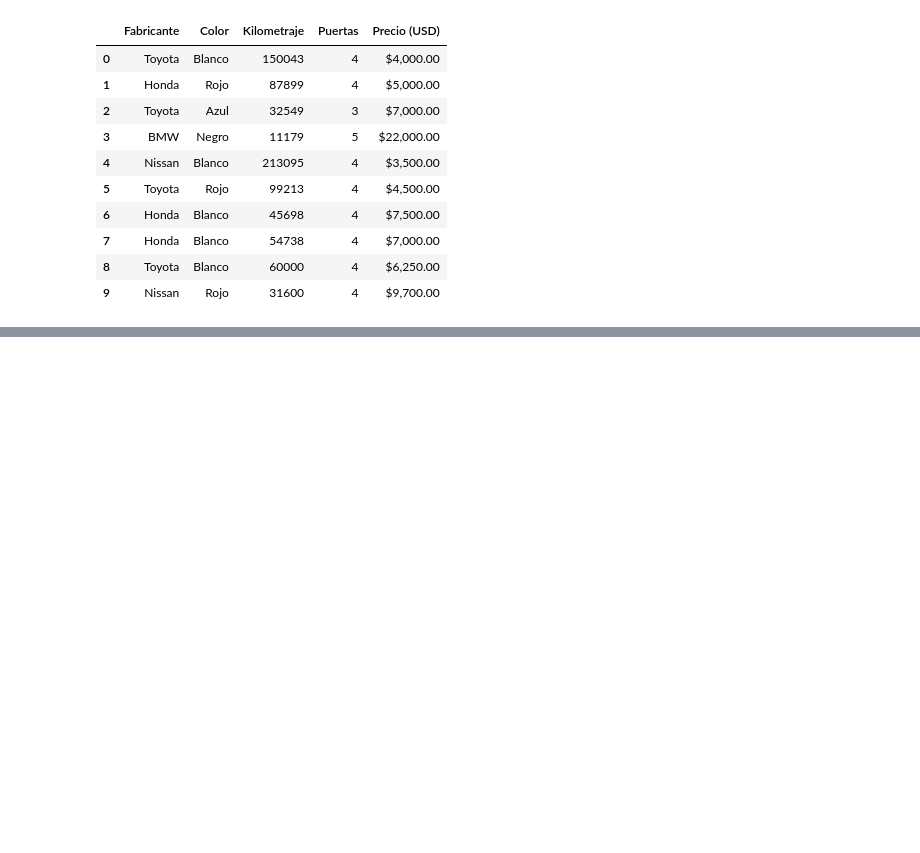
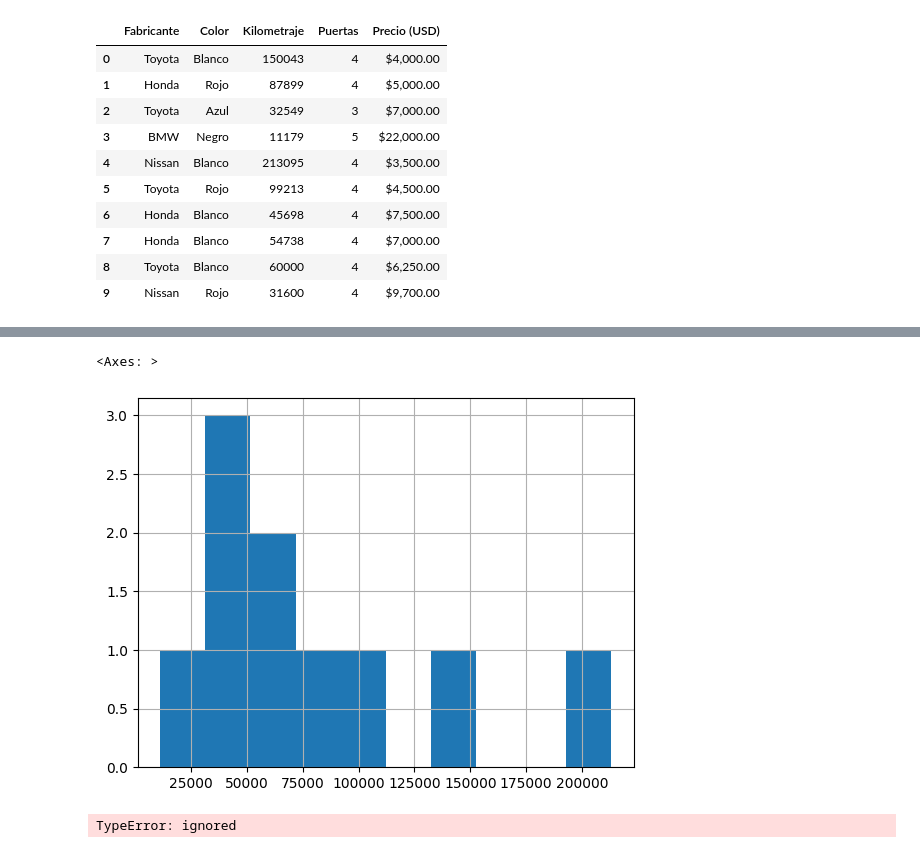
Before and after one commit to marianoq/Data_Science, a Jupyter notebook: Práctica_pandas.ipynb, the cells around one changed output, grey strips where cells are left out. Cells and saved outputs as stored; diff of their text form; code cells hidden in the pictures; blank space fills up the shorter version.

```diff
--- a/Práctica_pandas.ipynb
+++ b/Práctica_pandas.ipynb
@@ -70,0 +228,11 @@ ventas_autos.to_csv('/content/drive/MyDrive/MarianoColab/prueb_ventas-autos.csv'
+# %%
+# Puede que un gráfico más apropiado en este caso sea un histograma?
+ventas_autos['Kilometraje'].hist()
+# %% [output]
+<Axes: >
+[figure, added]
+# %%
+# Intentamos graficar la columna de precios
+ventas_autos['Precio (USD)'].plot()
+# %% [output]
+TypeError: ignored
```
Also changed, not shown: parts of 20 cells of this notebook.
